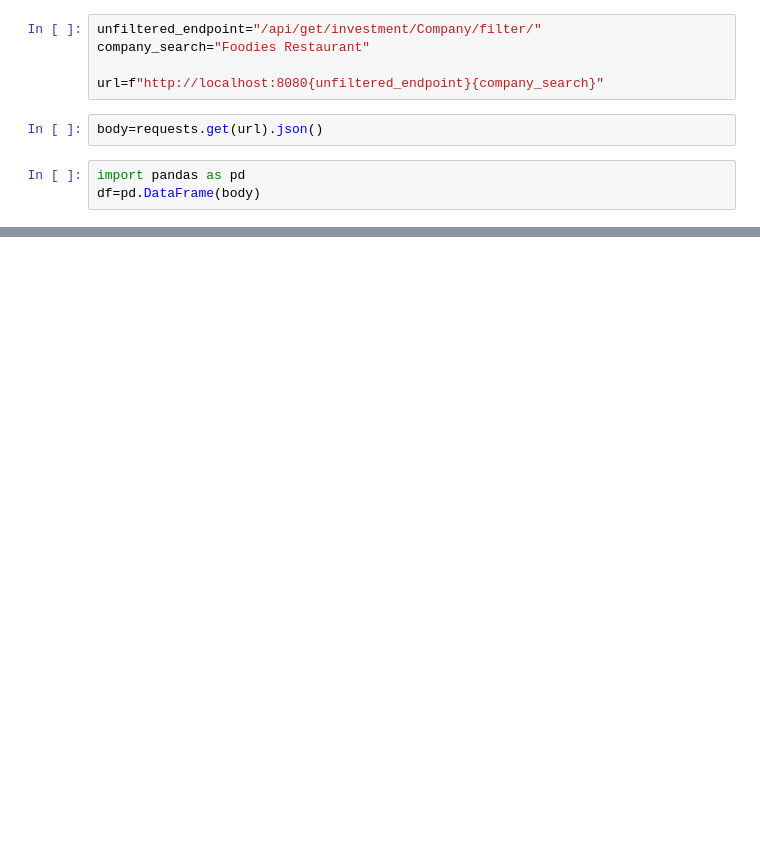
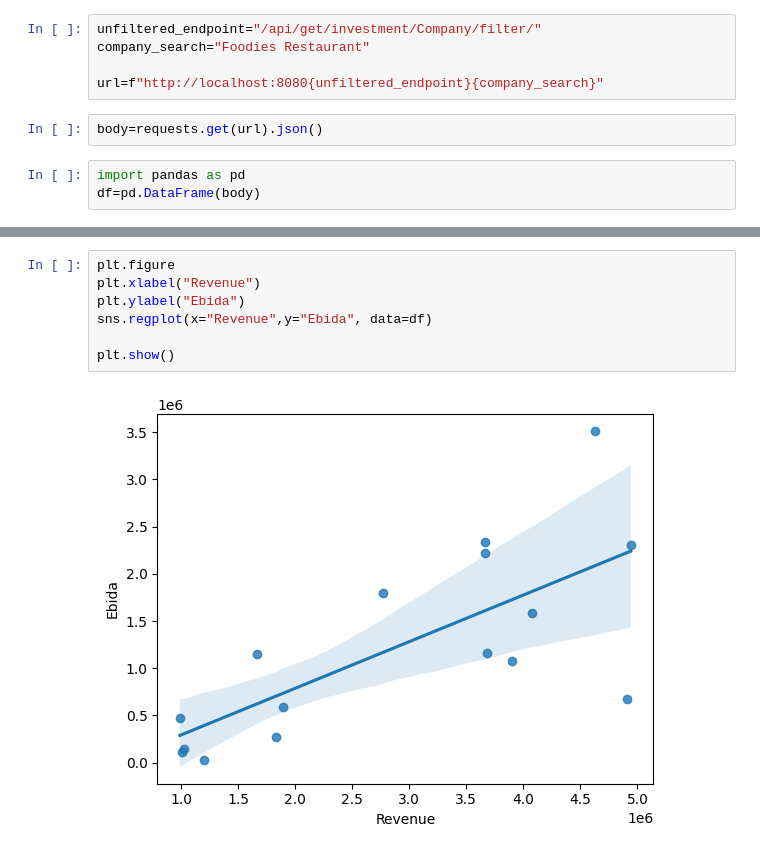
Before and after one commit to kevinMatthewT/Capstone-Project, a Jupyter notebook: prediction/company_prediction.ipynb, the cells around one changed output, grey strips where cells are left out. Drawn from its saved outputs; the diff is of its cells as text; blank space fills up the shorter version.

```diff
--- a/prediction/company_prediction.ipynb
+++ b/prediction/company_prediction.ipynb
@@ -79,0 +91,9 @@ import matplotlib.pyplot as plt
+# %%
+plt.figure
+plt.xlabel("Revenue")
+plt.ylabel("Ebida")
+sns.regplot(x="Revenue",y="Ebida", data=df)
+
+plt.show()
+# %% [output]
+[figure, added]
```
Also changed, not shown: parts of 11 cells of this notebook.
